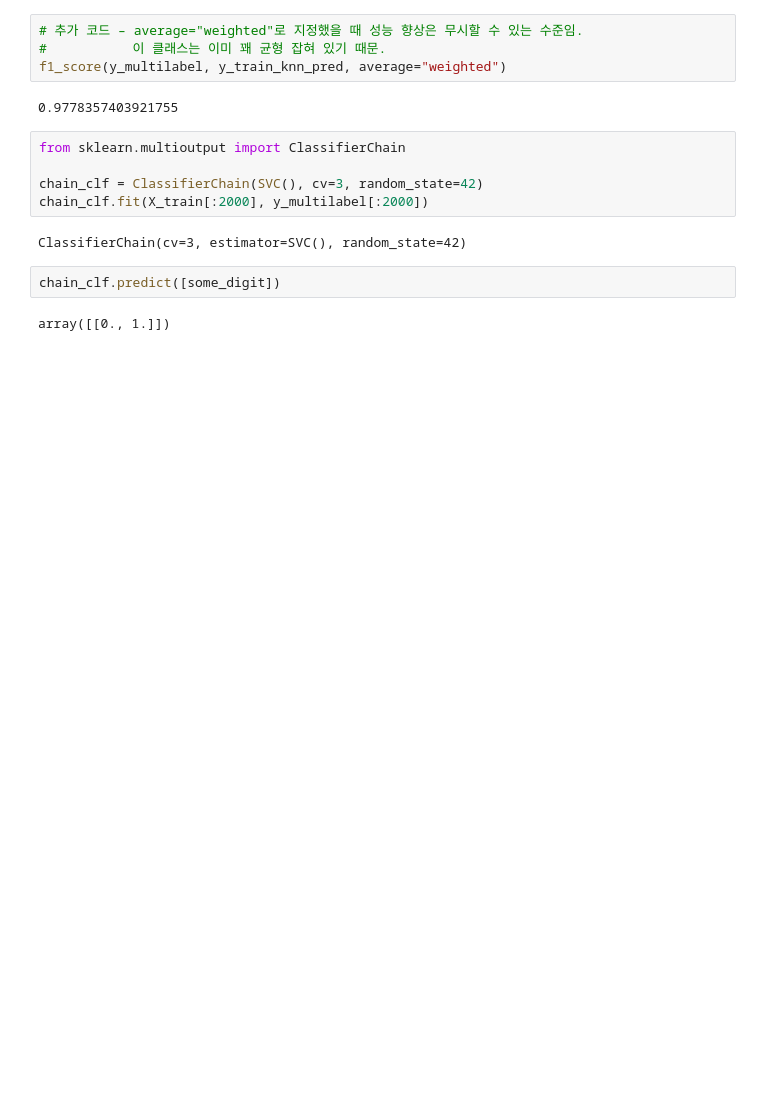
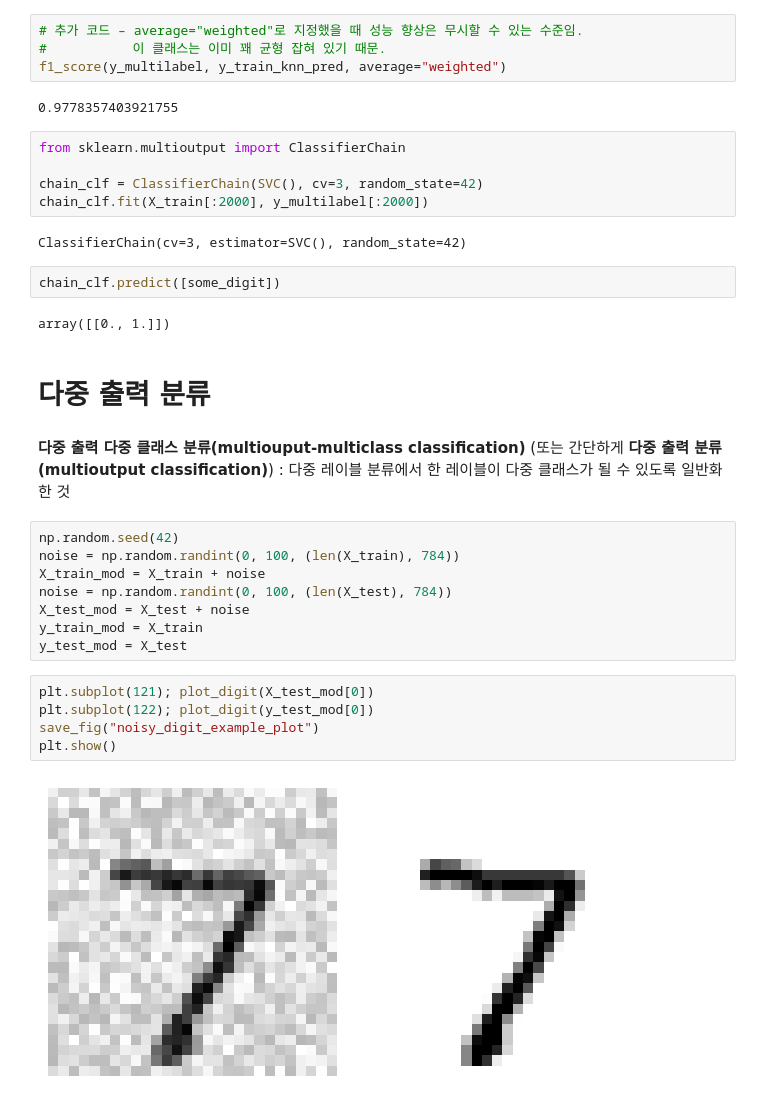
Before and after one commit to doyeon789/Study-AI, a Jupyter notebook: Hands-On ML3 Practice/03_classification/03_classification.ipynb, the cells around one changed output. Drawn from its saved outputs; the diff is of its cells as text; blank space fills up the shorter version.

```diff
--- a/Hands-On ML3 Practice/03_classification/03_classification.ipynb
+++ b/Hands-On ML3 Practice/03_classification/03_classification.ipynb
@@ -836,3 +836,22 @@ ClassifierChain(cv=3, estimator=SVC(), random_state=42)
 chain_clf.predict([some_digit])
 # %% [output]
 array([[0., 1.]])
+# %% [markdown]
+# 다중 출력 분류
+# %% [markdown]
+**다중 출력 다중 클래스 분류(multiouput-multiclass classification)** (또는 간단하게 **다중 출력 분류(multioutput classification)**) : 다중 레이블 분류에서 한 레이블이 다중 클래스가 될 수 있도록 일반화한 것
+# %%
+np.random.seed(42)
+noise = np.random.randint(0, 100, (len(X_train), 784))
+X_train_mod = X_train + noise
+noise = np.random.randint(0, 100, (len(X_test), 784))
+X_test_mod = X_test + noise
+y_train_mod = X_train
+y_test_mod = X_test
+# %%
+plt.subplot(121); plot_digit(X_test_mod[0])
+plt.subplot(122); plot_digit(y_test_mod[0])
+save_fig("noisy_digit_example_plot")
+plt.show()
+# %% [output]
+[figure, added]
```
Also changed, not shown: parts of 3 cells of this notebook, 2 other files.
